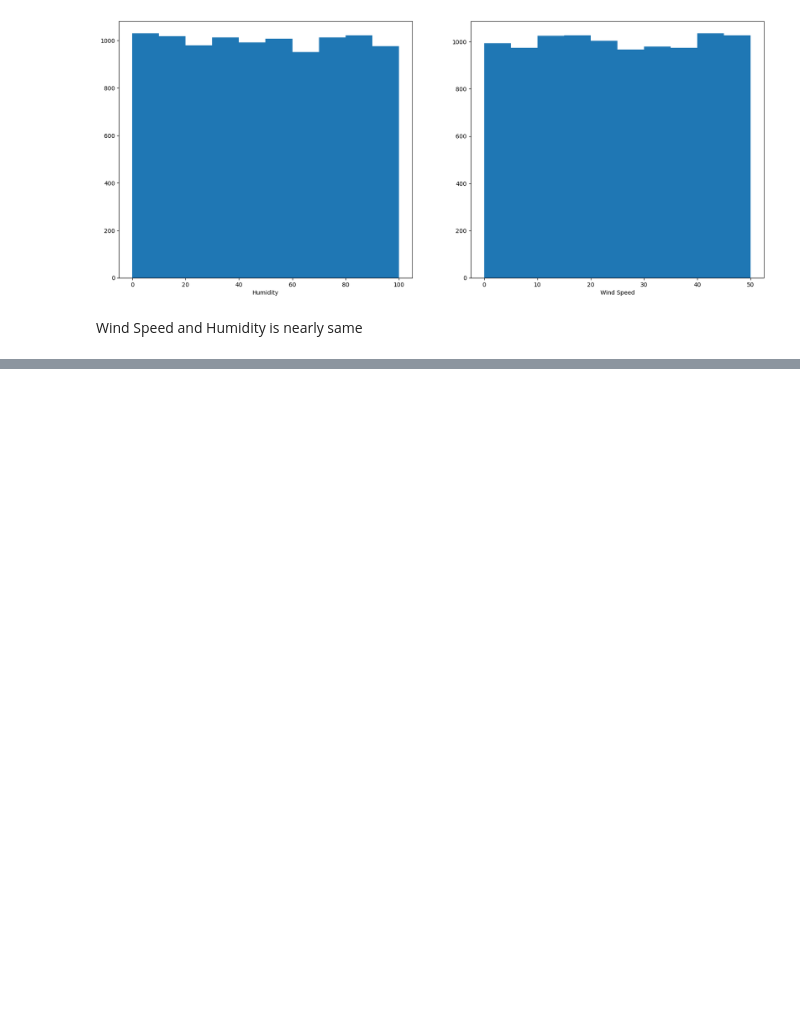
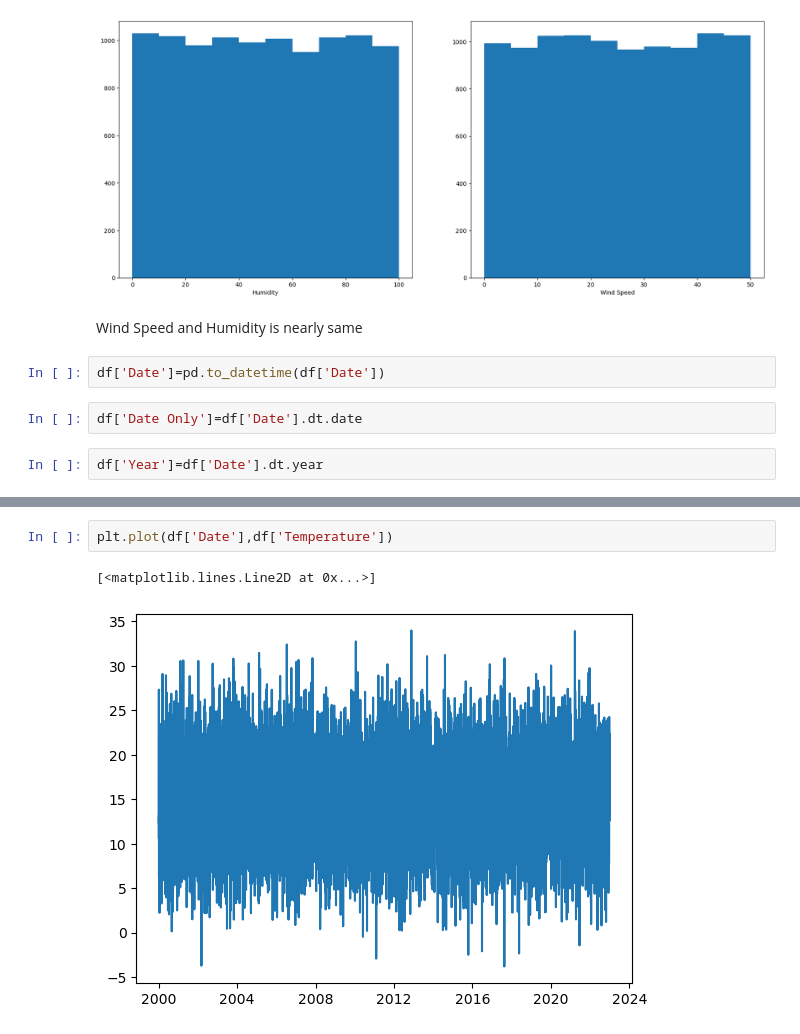
Before and after one commit to ShubhamGupta2505/MachineLearningPractice, a Jupyter notebook: eda-on-climate-insights-dataset.ipynb, the cells around one changed output, grey strips where cells are left out. Cells and saved outputs as stored; diff of their text form; blank space fills up the shorter version.

```diff
--- a/eda-on-climate-insights-dataset.ipynb
+++ b/eda-on-climate-insights-dataset.ipynb
@@ -178,3 +178,9 @@ Text(0.5, 0, 'Wind Speed')
 [figure]
 # %% [markdown]
 Wind Speed and Humidity is nearly same
+# %%
+df['Date']=pd.to_datetime(df['Date'])
+# %%
+df['Date Only']=df['Date'].dt.date
+# %%
+df['Year']=df['Date'].dt.year
@@ -180,0 +196,5 @@ Wind Speed and Humidity is nearly same
+# %%
+plt.plot(df['Date'],df['Temperature'])
+# %% [output]
+[<matplotlib.lines.Line2D at 0x...>]
+[figure, added]
```
Also changed, not shown: parts of 2 cells of this notebook.
